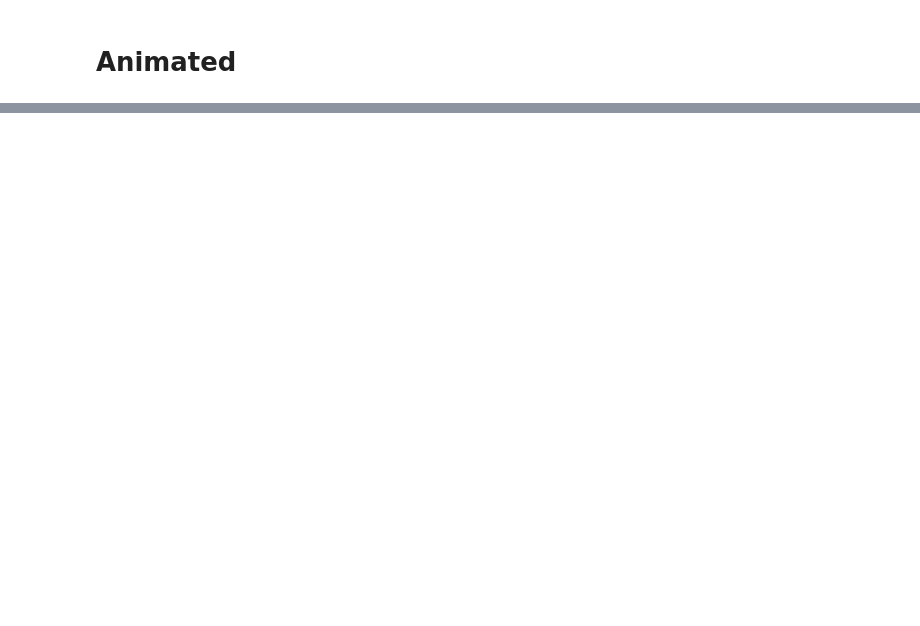
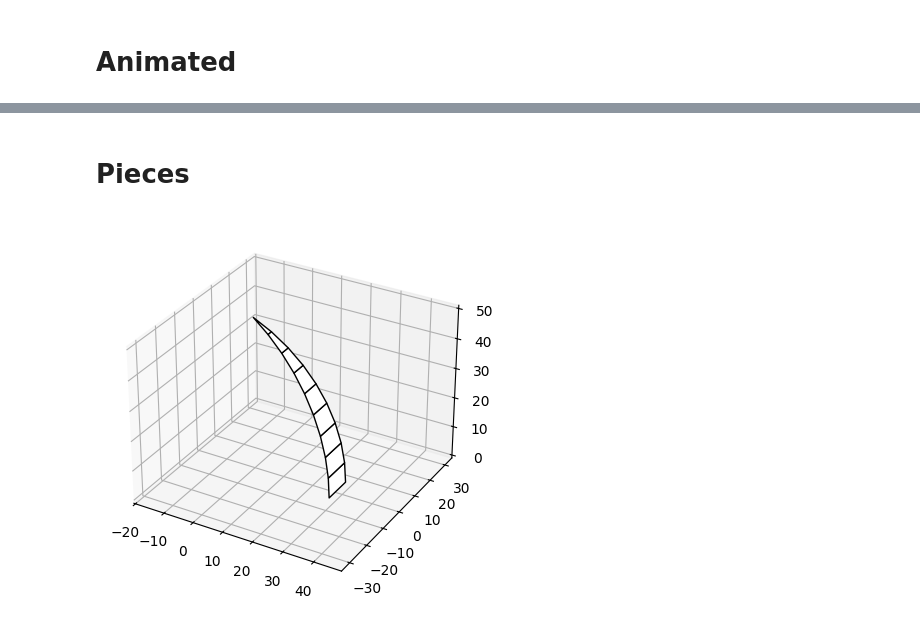
Before and after one commit to JakeLmp/polygonal-domes, a Jupyter notebook: pointy_polygonal_domes.ipynb, the cells around one changed output, grey strips where cells are left out. Cells and saved outputs as stored; diff of their text form; code cells hidden in the pictures; blank space fills up the shorter version.

Commit message:
cleanup and pieces

```diff
--- a/pointy_polygonal_domes.ipynb
+++ b/pointy_polygonal_domes.ipynb
@@ -248,0 +263,17 @@ Image(filename=os.path.join(os.getcwd(), 'rotating.gif'))
+# %% [markdown]
+# Pieces
+# %%
+# we need one column of polygons, oriented perpendicularly to the x-axis
+pieces = create_polys(-ALPHA/2)[::NR_SIDES,:,:]
+
+fig = plt.figure()
+ax = fig.add_subplot(projection='3d')
+
+poly = Poly3DCollection(pieces)
+poly.set_facecolor('white')
+poly.set_edgecolor('black')
+
+ax.add_collection3d(poly)
+ax.axis('equal');
+# %% [output]
+[figure, added]
```
Also changed, not shown: parts of 9 cells of this notebook, 1 other file.
